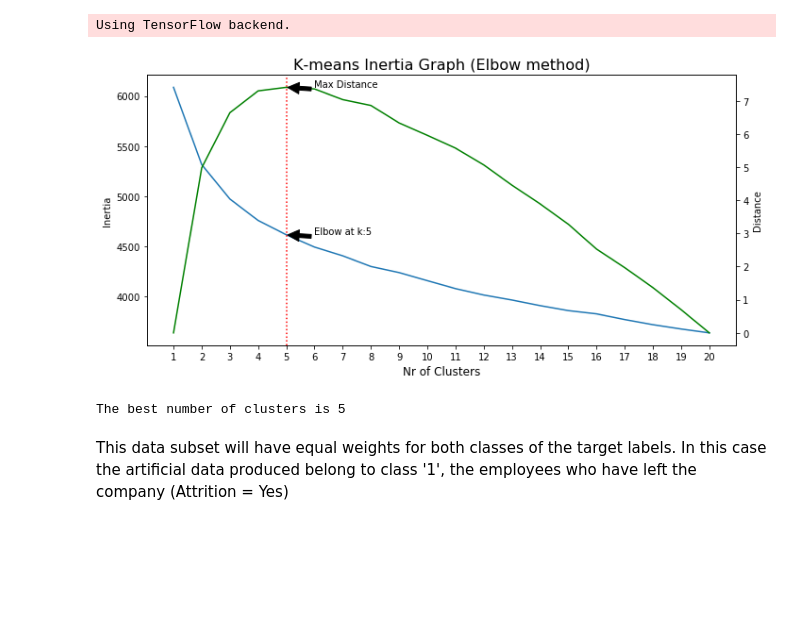
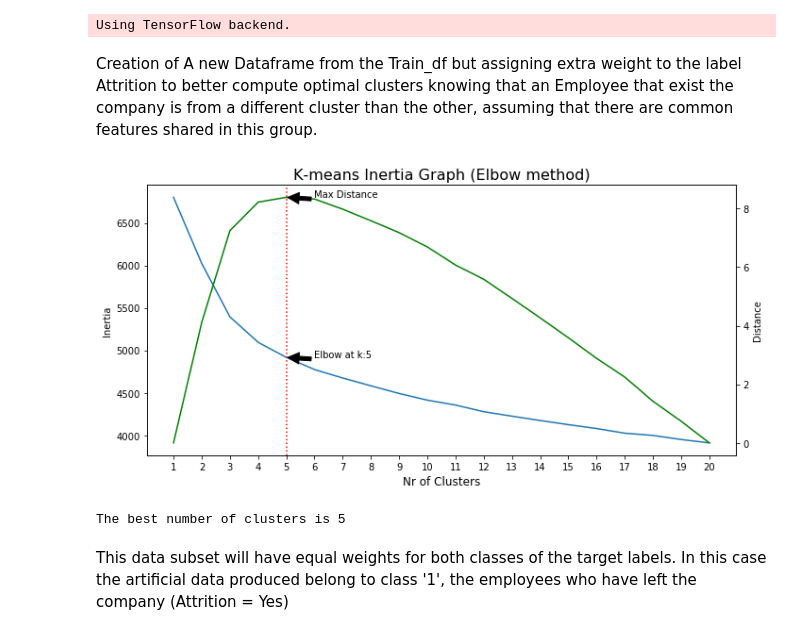
Before and after one commit to HenrikPereira/EDSBproject, a Jupyter notebook: Scripts/Data_models.ipynb, the cells around one changed output. Drawn from its saved outputs; the diff is of its cells as text; code cells hidden in the pictures; blank space fills up the shorter version.

```diff
--- a/Scripts/Data_models.ipynb
+++ b/Scripts/Data_models.ipynb
@@ -154,10 +154,15 @@ In order to minimize impact of the imbalance on the original dataset, We'll be u
 from imblearn.over_sampling import SMOTE
 # %% [output]
 Using TensorFlow backend.
+# %% [markdown]
+Creation of A new Dataframe from the Train_df but assigning extra weight to the label Attrition to better compute optimal clusters knowing that an Employee that exist the company is from a different cluster than the other, assuming that there are common features shared in this group.
+# %%
+traindf_norm = pd.DataFrame(minmax.fit_transform(train_df), columns=train_df.columns)
+traindf_norm.Attrition_Yes = traindf_norm.Attrition_Yes*2
 # %%
-n_kn = plot_elbow_kmeans(train_features_norm, 20)
+n_kn = plot_elbow_kmeans(traindf_norm, 20)
 # %% [output]
-[figure, old version]
+[figure, new version]
 The best number of clusters is 5
 # %%
 smote = SMOTE(
```
Also changed, not shown: parts of 63 cells of this notebook, 3 other files.
